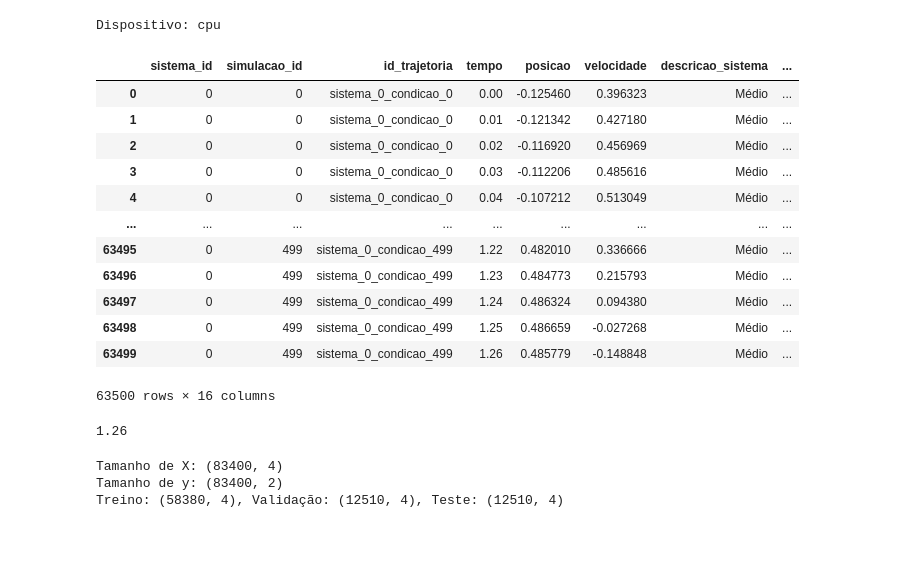
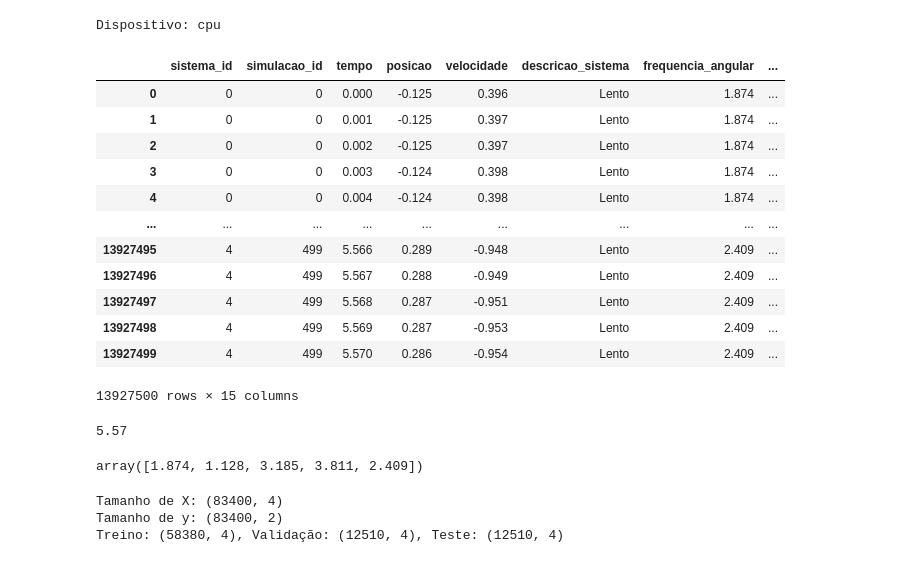
Before and after one commit to karoline-franca/oscilador-harmonico, a Jupyter notebook: notebooks/26_04_07_ohs.ipynb, the cells around one changed output. Cells and saved outputs as stored; diff of their text form; code cells hidden in the pictures.

```diff
--- a/notebooks/26_04_07_ohs.ipynb
+++ b/notebooks/26_04_07_ohs.ipynb
@@ -22,38 +22,42 @@ print(f"Dispositivo: {device}")
 # %% [output]
 Dispositivo: cpu
 # %%
-df = pd.read_csv('C:/Users/User/OneDrive/Documentos/doutorado/PINN/oscilador-harmonico/data/04_feature/base_03/base_ohs.csv', sep=';', encoding='latin-1')
+df = pd.read_csv('C:/Users/User/OneDrive/Documentos/doutorado/PINN/oscilador-harmonico/data/04_feature/base_02/base_ohs.csv', sep=';', encoding='latin-1')
 def converter_coluna(coluna):
     if coluna in df.columns:
         df[coluna] = df[coluna].astype(str).str.replace(',', '.').astype(float)
 
 colunas_numericas = ['tempo', 'posicao', 'velocidade', 'x0', 'v0',
                       'frequencia_angular', 'frequencia_linear', 'periodo_s',
                       'amplitude_max', 'energia_cinetica', 'energia_potencial', 'energia_mecanica']
 
 for col in colunas_numericas:
     converter_coluna(col)
 
 df.dtypes
 df
 # %% [output]
-|  | sistema_id | simulacao_id | id_trajetoria | tempo | posicao | velocidade | descricao_sistema | ... |
-| 0 | 0 | 0 | sistema_0_condicao_0 | 0.00 | -0.125460 | 0.396323 | Médio | ... |
-| 1 | 0 | 0 | sistema_0_condicao_0 | 0.01 | -0.121342 | 0.427180 | Médio | ... |
-| 2 | 0 | 0 | sistema_0_condicao_0 | 0.02 | -0.116920 | 0.456969 | Médio | ... |
-| 3 | 0 | 0 | sistema_0_condicao_0 | 0.03 | -0.112206 | 0.485616 | Médio | ... |
-| 4 | 0 | 0 | sistema_0_condicao_0 | 0.04 | -0.107212 | 0.513049 | Médio | ... |
+|  | sistema_id | simulacao_id | tempo | posicao | velocidade | descricao_sistema | frequencia_angular | ... |
+| 0 | 0 | 0 | 0.000 | -0.125 | 0.396 | Lento | 1.874 | ... |
+| 1 | 0 | 0 | 0.001 | -0.125 | 0.397 | Lento | 1.874 | ... |
+| 2 | 0 | 0 | 0.002 | -0.125 | 0.397 | Lento | 1.874 | ... |
+| 3 | 0 | 0 | 0.003 | -0.124 | 0.398 | Lento | 1.874 | ... |
+| 4 | 0 | 0 | 0.004 | -0.124 | 0.398 | Lento | 1.874 | ... |
 | ... | ... | ... | ... | ... | ... | ... | ... | ... |
-| 63495 | 0 | 499 | sistema_0_condicao_499 | 1.22 | 0.482010 | 0.336666 | Médio | ... |
-| 63496 | 0 | 499 | sistema_0_condicao_499 | 1.23 | 0.484773 | 0.215793 | Médio | ... |
-| 63497 | 0 | 499 | sistema_0_condicao_499 | 1.24 | 0.486324 | 0.094380 | Médio | ... |
-| 63498 | 0 | 499 | sistema_0_condicao_499 | 1.25 | 0.486659 | -0.027268 | Médio | ... |
-| 63499 | 0 | 499 | sistema_0_condicao_499 | 1.26 | 0.485779 | -0.148848 | Médio | ... |
+| 13927495 | 4 | 499 | 5.566 | 0.289 | -0.948 | Lento | 2.409 | ... |
+| 13927496 | 4 | 499 | 5.567 | 0.288 | -0.949 | Lento | 2.409 | ... |
+| 13927497 | 4 | 499 | 5.568 | 0.287 | -0.951 | Lento | 2.409 | ... |
+| 13927498 | 4 | 499 | 5.569 | 0.287 | -0.953 | Lento | 2.409 | ... |
+| 13927499 | 4 | 499 | 5.570 | 0.286 | -0.954 | Lento | 2.409 | ... |
-63500 rows × 16 columns
+13927500 rows × 15 columns
 # %%
 df['tempo'].max()
 # %% [output]
-1.26
+5.57
+# %%
+df['frequencia_angular'].unique()
+# %% [output]
+array([1.874, 1.128, 3.185, 3.811, 2.409])
 # %%
 features_entrada = ['tempo', 'x0', 'v0', 'frequencia_angular']
 features_saida = ['posicao', 'velocidade']
```
Also changed, not shown: 2 other files.
